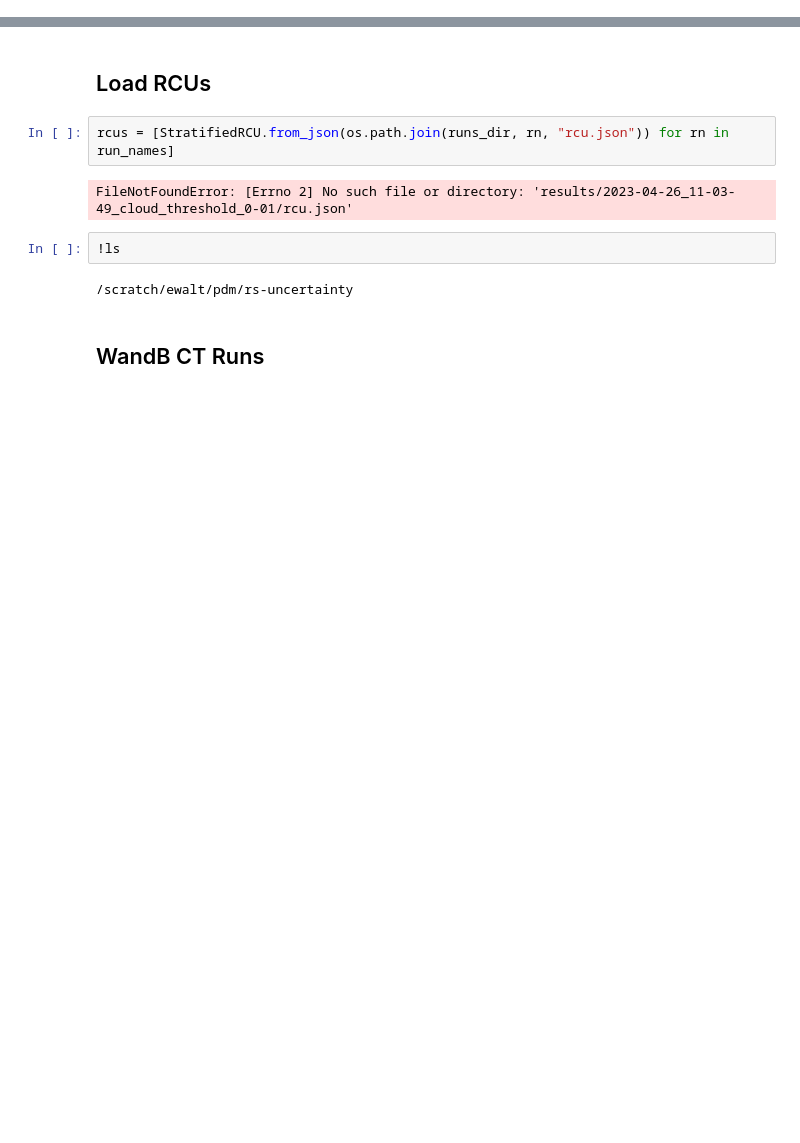
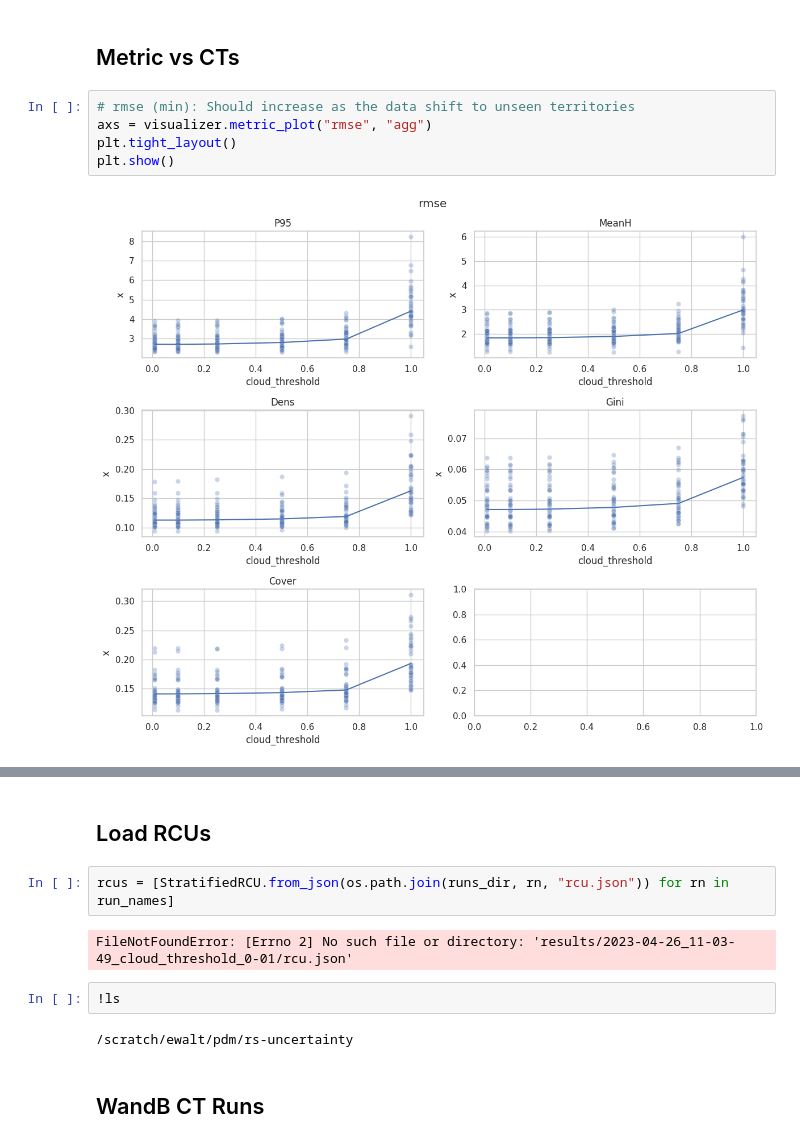
Before and after one commit to eliotwalt/rs-uncertainty, a Jupyter notebook: notebooks/plot_CTs.ipynb, the cells around one changed output, grey strips where cells are left out. Drawn from its saved outputs; the diff is of its cells as text; blank space fills up the shorter version.

```diff
--- a/notebooks/plot_CTs.ipynb
+++ b/notebooks/plot_CTs.ipynb
@@ -36,0 +95,9 @@ ValueError: Could not find run <Run elwalt/rcu-evaluation/2023-04-26_11-03-47_cl
+# %% [markdown]
+## Metric vs CTs
+# %%
+# rmse (min): Should increase as the data shift to unseen territories
+axs = visualizer.metric_plot("rmse", "agg")
+plt.tight_layout()
+plt.show()
+# %% [output]
+[figure, added]
```
Also changed, not shown: parts of 24 cells of this notebook, 2 other files.
